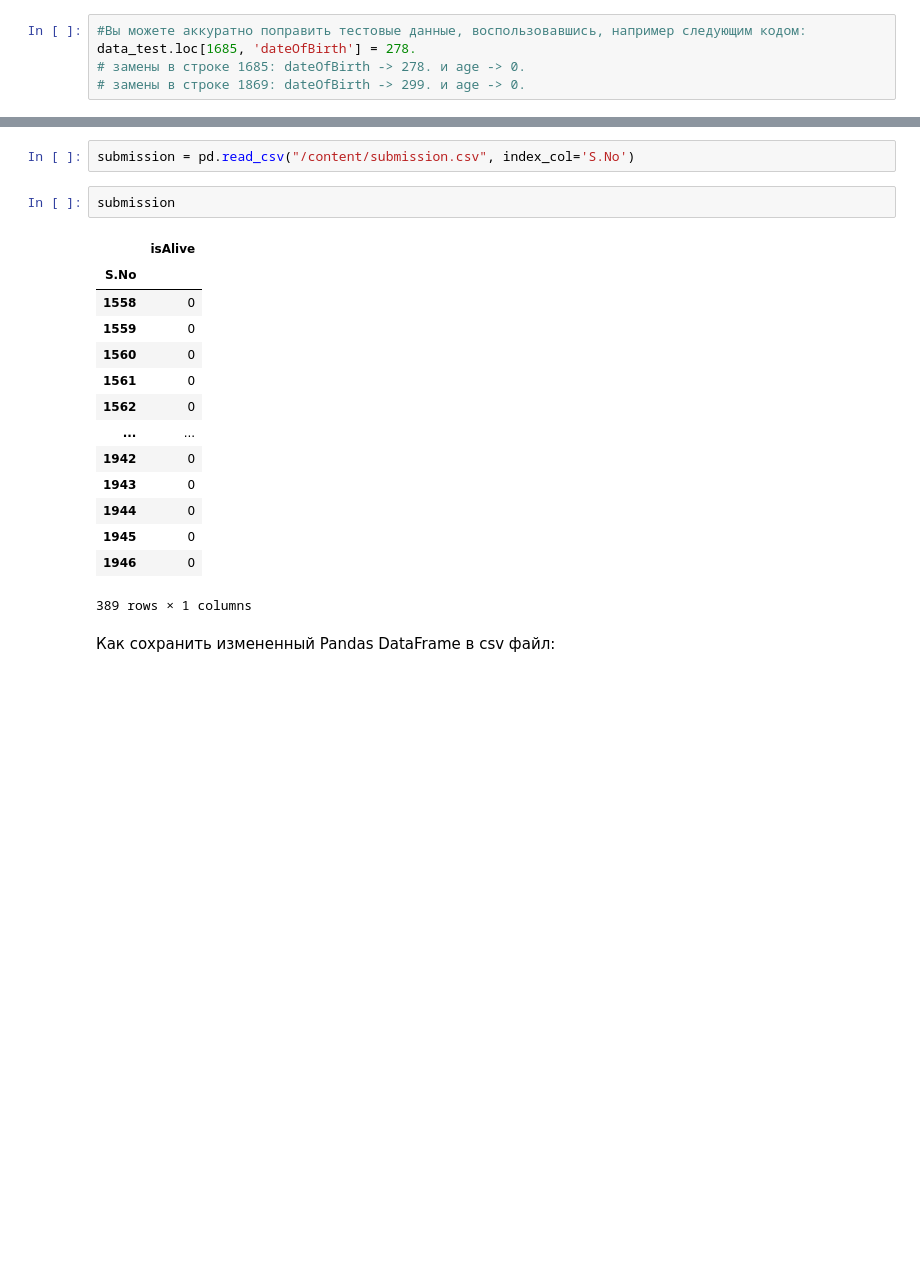
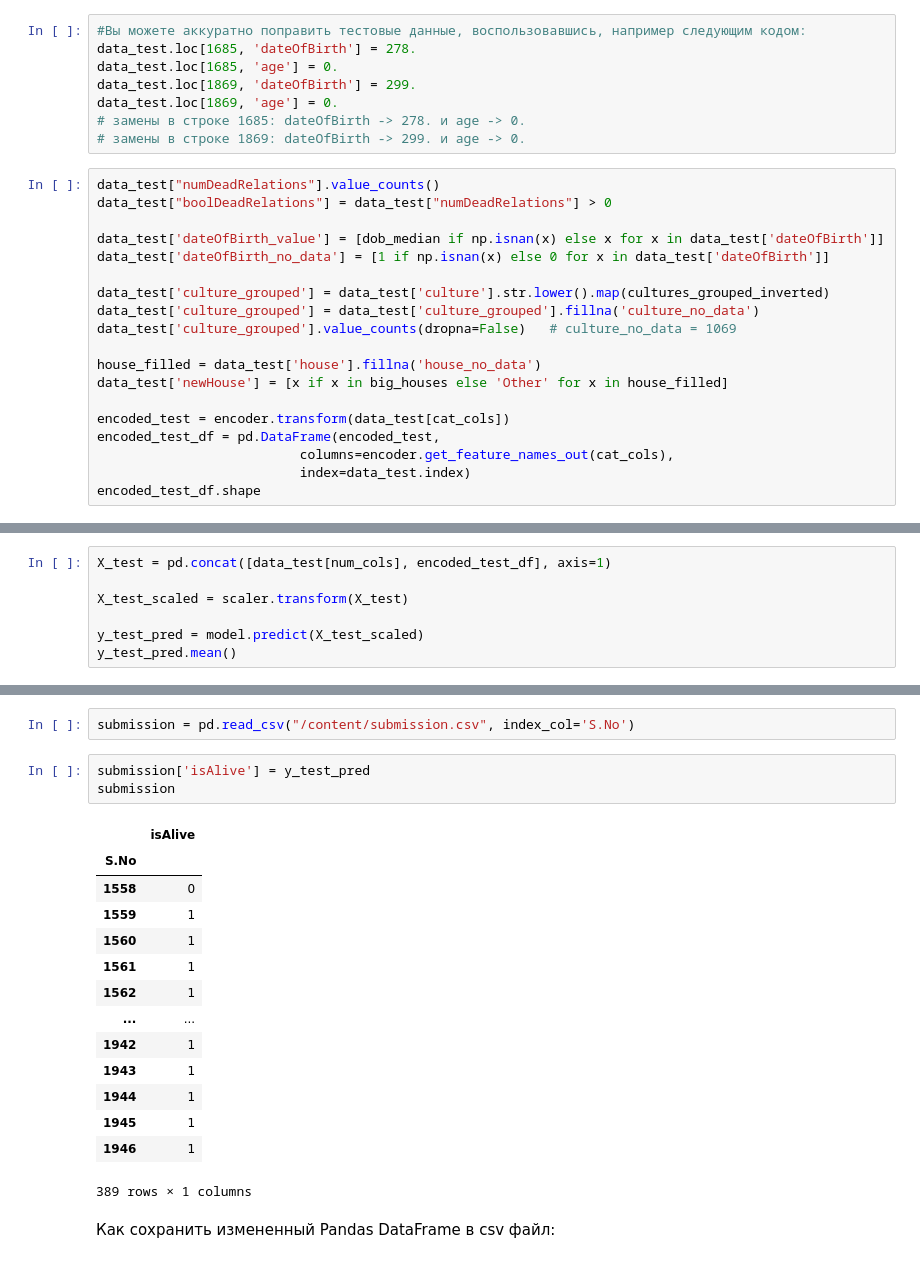
Before and after one commit to Saint-Sakaro/31_Variant_Belov_PREDPROF, a Jupyter notebook: week_01_ml_intro/Homework/hw_1_game_of_thrones.ipynb, the cells around one changed output, grey strips where cells are left out. Drawn from its saved outputs; the diff is of its cells as text; blank space fills up the shorter version.

```diff
--- a/week_01_ml_intro/Homework/hw_1_game_of_thrones.ipynb
+++ b/week_01_ml_intro/Homework/hw_1_game_of_thrones.ipynb
@@ -642,5 +669,27 @@ data_test.loc[data_test['age']<0] # Находим данные с ошибка
 # %%
 #Вы можете аккуратно поправить тестовые данные, воспользовавшись, например следующим кодом:
 data_test.loc[1685, 'dateOfBirth'] = 278.
+data_test.loc[1685, 'age'] = 0.
+data_test.loc[1869, 'dateOfBirth'] = 299.
+data_test.loc[1869, 'age'] = 0.
 # замены в строке 1685: dateOfBirth -> 278. и age -> 0.
 # замены в строке 1869: dateOfBirth -> 299. и age -> 0.
+# %%
+data_test["numDeadRelations"].value_counts()
+data_test["boolDeadRelations"] = data_test["numDeadRelations"] > 0
+
+data_test['dateOfBirth_value'] = [dob_median if np.isnan(x) else x for x in data_test['dateOfBirth']]
+data_test['dateOfBirth_no_data'] = [1 if np.isnan(x) else 0 for x in data_test['dateOfBirth']]
+
+data_test['culture_grouped'] = data_test['culture'].str.lower().map(cultures_grouped_inverted)
+data_test['culture_grouped'] = data_test['culture_grouped'].fillna('culture_no_data')
+data_test['culture_grouped'].value_counts(dropna=False)   # culture_no_data = 1069
+
+house_filled = data_test['house'].fillna('house_no_data')
+data_test['newHouse'] = [x if x in big_houses else 'Other' for x in house_filled]
+
+encoded_test = encoder.transform(data_test[cat_cols])
+encoded_test_df = pd.DataFrame(encoded_test,
+                          columns=encoder.get_feature_names_out(cat_cols),
+                          index=data_test.index)
+encoded_test_df.shape
@@ -646,0 +698,7 @@ data_test.loc[1685, 'dateOfBirth'] = 278.
+# %%
+X_test = pd.concat([data_test[num_cols], encoded_test_df], axis=1)
+
+X_test_scaled = scaler.transform(X_test)
+
+y_test_pred = model.predict(X_test_scaled)
+y_test_pred.mean()
@@ -658,23 +718,24 @@ From: https://drive.google.com/uc?id=1M14conWjAW2QLoyCXbHEAy8bql2f99eF
 To: /content/submission.csv
 # %%
 submission = pd.read_csv("/content/submission.csv", index_col='S.No')
-# %%
-submission
-# %% [output]
-|  | isAlive |
-| S.No |  |
-| 1558 | 0 |
-| 1559 | 0 |
-| 1560 | 0 |
-| 1561 | 0 |
-| 1562 | 0 |
-| ... | ... |
-| 1942 | 0 |
-| 1943 | 0 |
-| 1944 | 0 |
-| 1945 | 0 |
-| 1946 | 0 |
-389 rows × 1 columns
+# %%
+submission['isAlive'] = y_test_pred
+submission
+# %% [output]
+|  | isAlive |
+| S.No |  |
+| 1558 | 0 |
+| 1559 | 1 |
+| 1560 | 1 |
+| 1561 | 1 |
+| 1562 | 1 |
+| ... | ... |
+| 1942 | 1 |
+| 1943 | 1 |
+| 1944 | 1 |
+| 1945 | 1 |
+| 1946 | 1 |
+389 rows × 1 columns
 # %% [markdown]
 Как сохранить измененный Pandas DataFrame в csv файл:
 # %%
```
Also changed, not shown: parts of 9 cells of this notebook.
